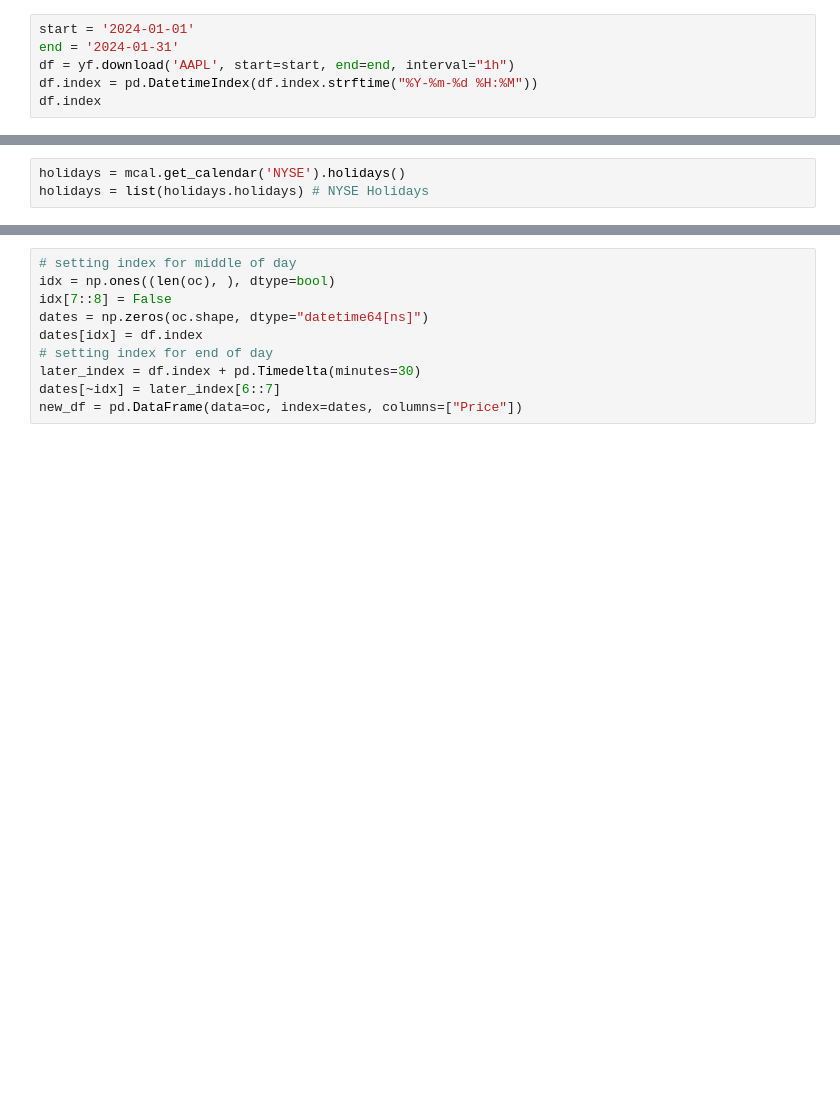
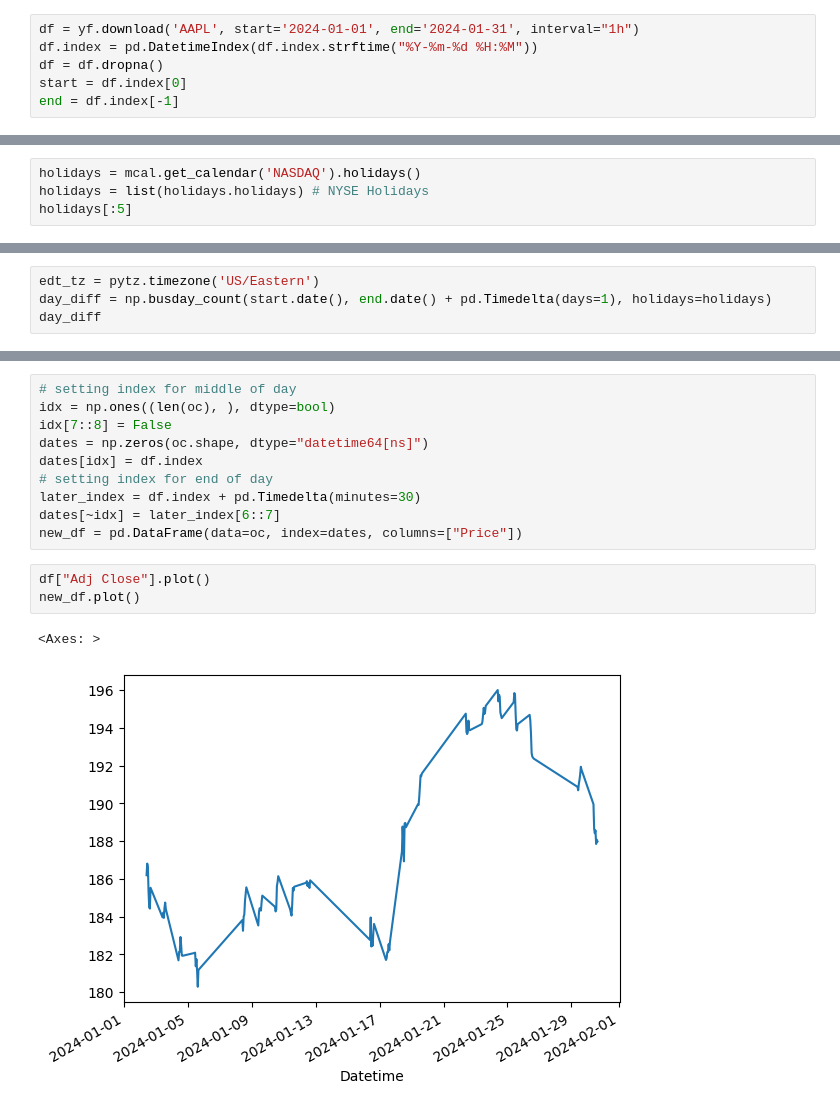
Before and after one commit to joeHollander/Quant_Finance, a Jupyter notebook: Equities/BasicMR/util.ipynb, the cells around one changed output, grey strips where cells are left out. Saved outputs shown, nothing was run; the diff lists cells and outputs as text; blank space fills up the shorter version.

```diff
--- a/Equities/BasicMR/util.ipynb
+++ b/Equities/BasicMR/util.ipynb
@@ -8,8 +9,8 @@ import matplotlib.pyplot as plt
 # %%
-start = '2024-01-01'
-end = '2024-01-31'
-df = yf.download('AAPL', start=start, end=end, interval="1h")
+df = yf.download('AAPL', start='2024-01-01', end='2024-01-31', interval="1h")
 df.index = pd.DatetimeIndex(df.index.strftime("%Y-%m-%d %H:%M"))
-df.index
+df = df.dropna()
+start = df.index[0]
+end = df.index[-1]
 # %% [output]
 [*********************100%%**********************]  1 of 1 completed
@@ -37,3 +17,4 @@ DatetimeIndex(['2024-01-02 09:30:00', '2024-01-02 10:30:00',
 # %%
-holidays = mcal.get_calendar('NYSE').holidays()
+holidays = mcal.get_calendar('NASDAQ').holidays()
 holidays = list(holidays.holidays) # NYSE Holidays
+holidays[:5]
@@ -39,0 +27,4 @@ holidays = list(holidays.holidays) # NYSE Holidays
+# %%
+edt_tz = pytz.timezone('US/Eastern')
+day_diff = np.busday_count(start.date(), end.date() + pd.Timedelta(days=1), holidays=holidays)
+day_diff
@@ -56,3 +48,9 @@ dates[idx] = df.index
 later_index = df.index + pd.Timedelta(minutes=30)
 dates[~idx] = later_index[6::7]
 new_df = pd.DataFrame(data=oc, index=dates, columns=["Price"])
+# %%
+df["Adj Close"].plot()
+new_df.plot()
+# %% [output]
+<Axes: >
+[figure, added]
```
Also changed, not shown: parts of 7 cells of this notebook.
